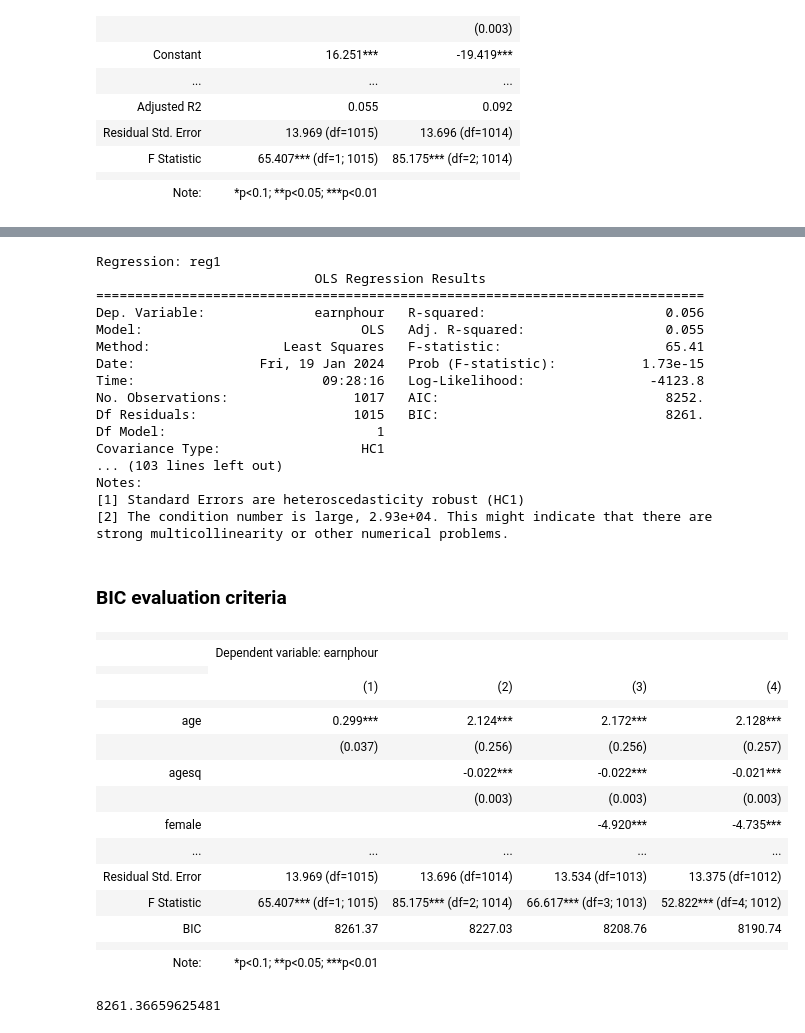
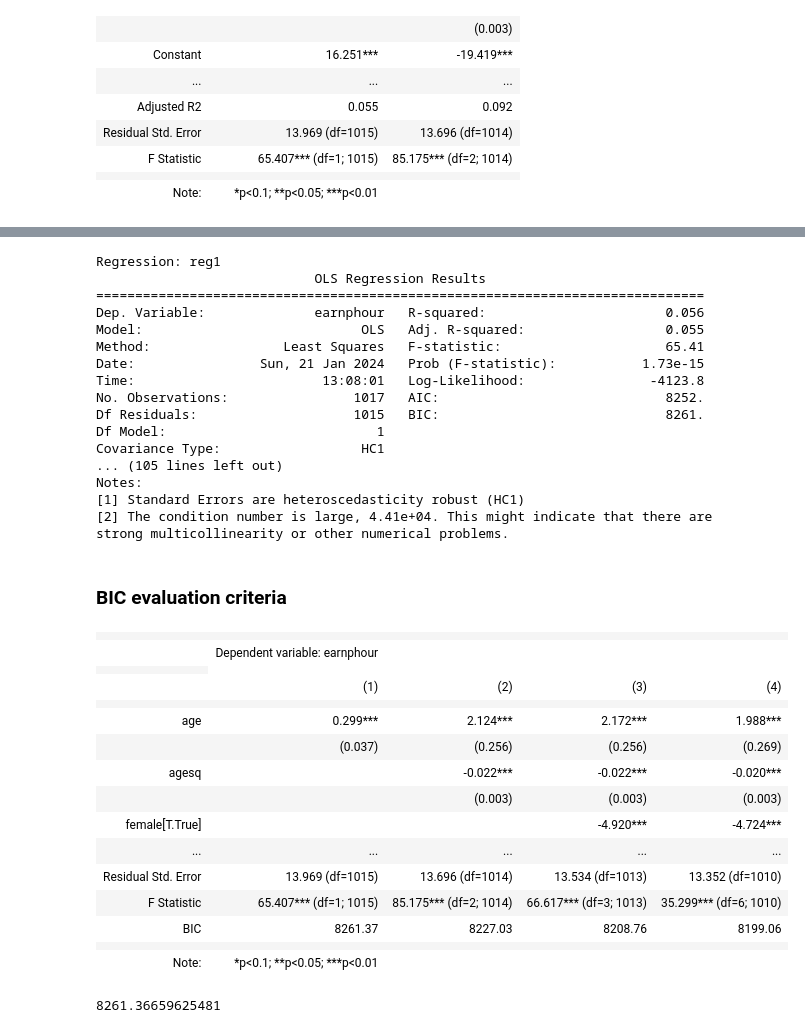
Before and after one commit to zsofiarebeka/DA3_Assignment-1, a Jupyter notebook: DA3_Assignment-1.ipynb, the cells around one changed output, grey strips where cells are left out. Saved outputs shown, nothing was run; the diff lists cells and outputs as text; code cells hidden in the pictures.

```diff
--- a/DA3_Assignment-1.ipynb
+++ b/DA3_Assignment-1.ipynb
@@ -99,10 +101,11 @@ data
 # %%
-# Creating new variable: earnings per hour
+# Creating new variables
 data["earnphour"] = data["earnwke"] / data["uhours"]
 data["lnearnphour"] = np.log(data["earnphour"])
 data["female"] = (data["sex"] == 2)
 data["agesq"] = np.power(data["age"], 2)
 data["edu"] = data["grade92"]
+data["children"] = (data["chldpres"].isin([1,2,3,4]).astype(int))
 # %%
 # Grouping educational levels and creating dummies
 # 'hsedu' referring to high school education
@@ -299,6 +305,6 @@ strong multicollinearity or other numerical problems.
 # %%
 # Creating the regression of Model 4
-reg4 = smf.ols(formula="earnphour~ age + agesq + female + higheredu", data=data).fit(cov_type="HC1")
+reg4 = smf.ols(formula="earnphour~age + agesq + female + hsedu + higheredu + children", data=data).fit(cov_type="HC1")
 reg4.summary()
 # %% [output]
 OLS Regression Results
@@ -343,41 +351,48 @@ Regression: reg1
 Dep. Variable:              earnphour   R-squared:                       0.056
 Model:                            OLS   Adj. R-squared:                  0.055
 Method:                 Least Squares   F-statistic:                     65.41
-Date:                Fri, 19 Jan 2024   Prob (F-statistic):           1.73e-15
-Time:                        09:28:16   Log-Likelihood:                -4123.8
+Date:                Sun, 21 Jan 2024   Prob (F-statistic):           1.73e-15
+Time:                        13:08:01   Log-Likelihood:                -4123.8
 No. Observations:                1017   AIC:                             8252.
 Df Residuals:                    1015   BIC:                             8261.
 Df Model:                           1
 Covariance Type:                  HC1
-... (103 lines left out)
+... (105 lines left out)
 Notes:
 [1] Standard Errors are heteroscedasticity robust (HC1)
-[2] The condition number is large, 2.93e+04. This might indicate that there are
+[2] The condition number is large, 4.41e+04. This might indicate that there are
 strong multicollinearity or other numerical problems.
 # %% [markdown]
 ### BIC evaluation criteria
 # %%
+# Comparing the regressions in stargazer and adding the BIC scores for comparison
+
+# Calculating the BIC scores
 bic = [round(x.bic, 2) for x in [reg1,reg2,reg3,reg4]]
+
+# Calling stargazer
 sg = stargazer.Stargazer([reg1,reg2,reg3,reg4])
-sg.covariate_order(["age", "agesq", "female", "higheredu", "Intercept"])
+sg.covariate_order(["age", "agesq", "female[T.True]", "hsedu", "higheredu", "children", "Intercept"])
 sg.rename_covariates({"Intercept": "Constant"})
+
+# Adding the BIC scores as a separate line
 sg.add_line('BIC', bic, location=stargazer.LineLocation.FOOTER_BOTTOM)
 sg
 # %% [output]
 |  |  |  |  |  |
 |  | Dependent variable: earnphour |  |  |  |
 |  |
 |  | (1) | (2) | (3) | (4) |
 |  |  |  |  |  |
-| age | 0.299*** | 2.124*** | 2.172*** | 2.128*** |
-|  | (0.037) | (0.256) | (0.256) | (0.257) |
-| agesq |  | -0.022*** | -0.022*** | -0.021*** |
+| age | 0.299*** | 2.124*** | 2.172*** | 1.988*** |
+|  | (0.037) | (0.256) | (0.256) | (0.269) |
+| agesq |  | -0.022*** | -0.022*** | -0.020*** |
 |  |  | (0.003) | (0.003) | (0.003) |
-| female |  |  | -4.920*** | -4.735*** |
+| female[T.True] |  |  | -4.920*** | -4.724*** |
 | ... | ... | ... | ... | ... |
-| Residual Std. Error | 13.969 (df=1015) | 13.696 (df=1014) | 13.534 (df=1013) | 13.375 (df=1012) |
-| F Statistic | 65.407*** (df=1; 1015) | 85.175*** (df=2; 1014) | 66.617*** (df=3; 1013) | 52.822*** (df=4; 1012) |
-| BIC | 8261.37 | 8227.03 | 8208.76 | 8190.74 |
+| Residual Std. Error | 13.969 (df=1015) | 13.696 (df=1014) | 13.534 (df=1013) | 13.352 (df=1010) |
+| F Statistic | 65.407*** (df=1; 1015) | 85.175*** (df=2; 1014) | 66.617*** (df=3; 1013) | 35.299*** (df=6; 1010) |
+| BIC | 8261.37 | 8227.03 | 8208.76 | 8199.06 |
 |  |  |  |  |  |
 | Note: | *p<0.1; **p<0.05; ***p<0.01 |  |  |  |
 # %%
```
Also changed, not shown: parts of 38 cells of this notebook.
